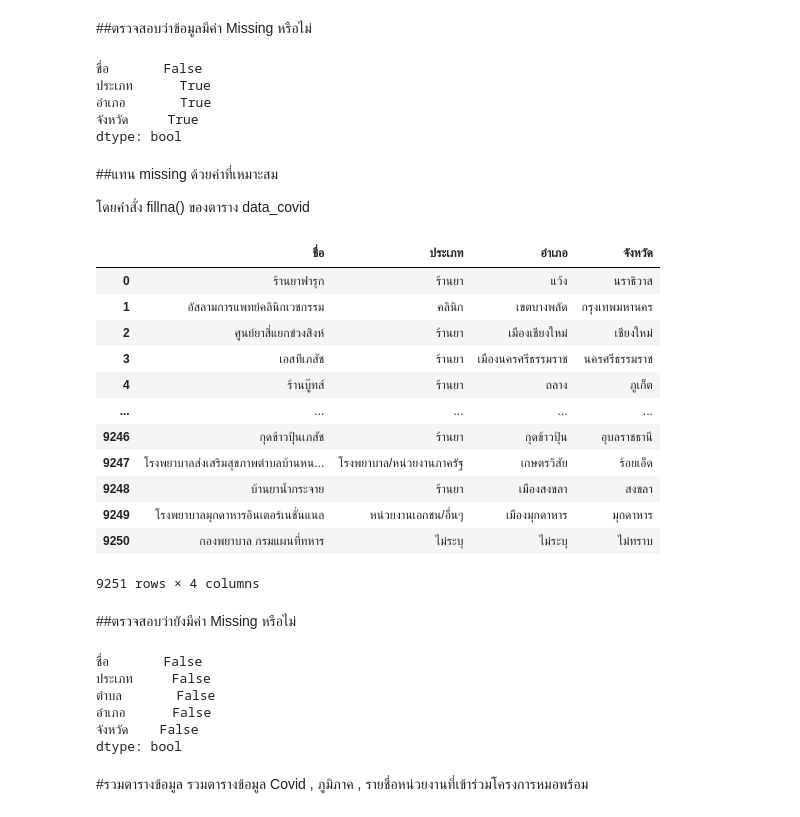
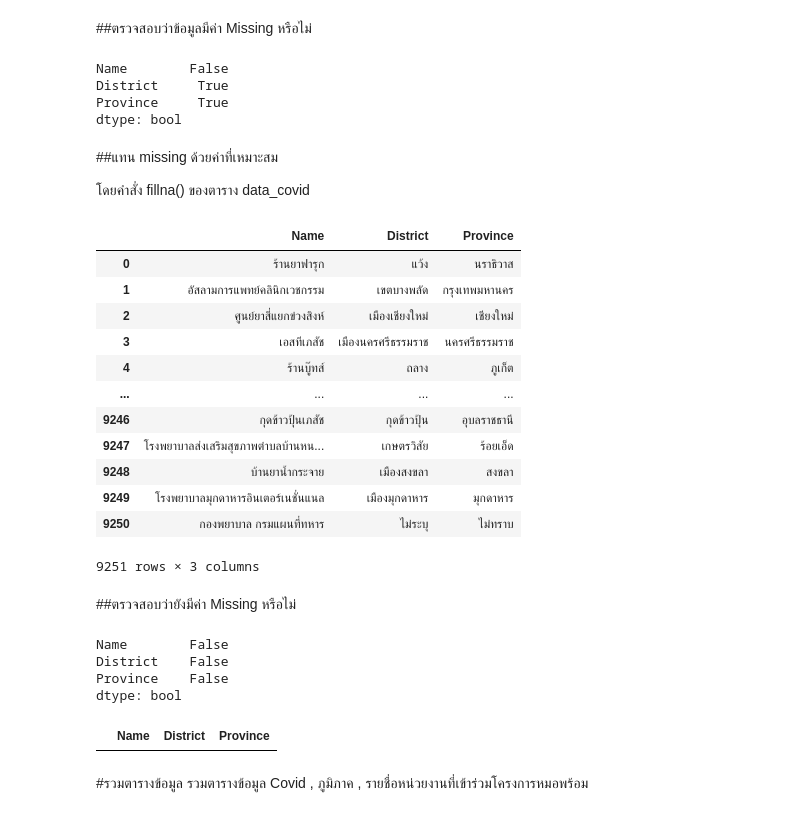
Before and after one commit to Gcpppinpak/data_viz_2022, a Jupyter notebook: Dashboard_project.ipynb, the cells around one changed output. Saved outputs shown, nothing was run; the diff lists cells and outputs as text; code cells hidden in the pictures.

```diff
--- a/Dashboard_project.ipynb
+++ b/Dashboard_project.ipynb
@@ -460,0 +444,3 @@ all_datamohpromt
+# %%
+all_datamohpromt = mohpromt_covid[['Name','District','Province']]
+all_datamohpromt
@@ -464,44 +464,48 @@ all_datamohpromt
 all_datamohpromt.isnull().any()  #ดูค่า Missing รายคอลัมน์ของตาราง combine_data
 #เนื่องจากมี True แสดงว่ามีค่าที่เป็น Missing จะทำการลบค่า Missing ต่อไป
 # %% [output]
-ชื่อ       False
-ประเภท      True
-อำเภอ       True
-จังหวัด     True
+Name        False
+District     True
+Province     True
 dtype: bool
 # %% [markdown]
 ##แทน missing ด้วยค่าที่เหมาะสม
 
 โดยคำสั่ง fillna() ของตาราง data_covid
 # %%
-mohpromt_covid_updated = all_datamohpromt.fillna(value={'ประเภท':'ไม่ระบุ', 'อำเภอ':'ไม่ระบุ','จังหวัด':'ไม่ทราบ'}) #แทน missing ด้วยค่าที่เหมาะสม ในตาราง mohpromt_covid
+mohpromt_covid_updated = all_datamohpromt.fillna(value={'Name':'ไม่ระบุ', 'District':'ไม่ระบุ','Province':'ไม่ทราบ'}) #แทน missing ด้วยค่าที่เหมาะสม ในตาราง mohpromt_covid
 mohpromt_covid_updated #เรียกดูตาราง mohpromt_covid_updated
 # %% [output]
-|  | ชื่อ | ประเภท | อำเภอ | จังหวัด |
-| 0 | ร้านยาฟารุก | ร้านยา | แว้ง | นราธิวาส |
-| 1 | อัสลามการแพทย์คลินิกเวชกรรม | คลินิก | เขตบางพลัด | กรุงเทพมหานคร |
-| 2 | ศูนย์ยาสี่แยกข่วงสิงห์ | ร้านยา | เมืองเชียงใหม่ | เชียงใหม่ |
-| 3 | เอสทีเภสัช | ร้านยา | เมืองนครศรีธรรมราช | นครศรีธรรมราช |
-| 4 | ร้านบู๊ทส์ | ร้านยา | ถลาง | ภูเก็ต |
-| ... | ... | ... | ... | ... |
-| 9246 | กุดข้าวปุ้นเภสัช | ร้านยา | กุดข้าวปุ้น | อุบลราชธานี |
-| 9247 | โรงพยาบาลส่งเสริมสุขภาพตำบลบ้านหน... | โรงพยาบาล/หน่วยงานภาครัฐ | เกษตรวิสัย | ร้อยเอ็ด |
-| 9248 | บ้านยาน้ำกระจาย | ร้านยา | เมืองสงขลา | สงขลา |
-| 9249 | โรงพยาบาลมุกดาหารอินเตอร์เนชั่นแนล | หน่วยงานเอกชน/อื่นๆ | เมืองมุกดาหาร | มุกดาหาร |
-| 9250 | กองพยาบาล กรมแผนที่ทหาร | ไม่ระบุ | ไม่ระบุ | ไม่ทราบ |
+|  | Name | District | Province |
+| 0 | ร้านยาฟารุก | แว้ง | นราธิวาส |
+| 1 | อัสลามการแพทย์คลินิกเวชกรรม | เขตบางพลัด | กรุงเทพมหานคร |
+| 2 | ศูนย์ยาสี่แยกข่วงสิงห์ | เมืองเชียงใหม่ | เชียงใหม่ |
+| 3 | เอสทีเภสัช | เมืองนครศรีธรรมราช | นครศรีธรรมราช |
+| 4 | ร้านบู๊ทส์ | ถลาง | ภูเก็ต |
+| ... | ... | ... | ... |
+| 9246 | กุดข้าวปุ้นเภสัช | กุดข้าวปุ้น | อุบลราชธานี |
+| 9247 | โรงพยาบาลส่งเสริมสุขภาพตำบลบ้านหน... | เกษตรวิสัย | ร้อยเอ็ด |
+| 9248 | บ้านยาน้ำกระจาย | เมืองสงขลา | สงขลา |
+| 9249 | โรงพยาบาลมุกดาหารอินเตอร์เนชั่นแนล | เมืองมุกดาหาร | มุกดาหาร |
+| 9250 | กองพยาบาล กรมแผนที่ทหาร | ไม่ระบุ | ไม่ทราบ |
-9251 rows × 4 columns
+9251 rows × 3 columns
 # %% [markdown]
 ##ตรวจสอบว่ายังมีค่า Missing หรือไม่
 # %%
 mohpromt_covid_updated.isnull().any() #ดูค่า Missing คอลัมน์ของตาราง combine_data_updated หลังแทน missing ด้วยค่าที่เหมาะสม
 #เนื่องจากเป็น False ทุกค่า แสดงว่าตารางนี้ไม่มีค่า Missing แล้ว
 # %% [output]
-ชื่อ       False
-ประเภท     False
-ตำบล       False
-อำเภอ      False
-จังหวัด    False
+Name        False
+District    False
+Province    False
 dtype: bool
+# %%
+i = 0
+for i in :
+ mp_province = mohpromt_covid_updated[mohpromt_covid_updated['Province'] == i]
+mp_province.head(5)
+# %% [output]
+|  | Name | District | Province |
 # %% [markdown]
 #รวมตารางข้อมูล รวมตารางข้อมูล Covid , ภูมิภาค , รายชื่อหน่วยงานที่เข้าร่วมโครงการหมอพร้อม
 # %% [markdown]
```
Also changed, not shown: parts of 14 cells of this notebook.
